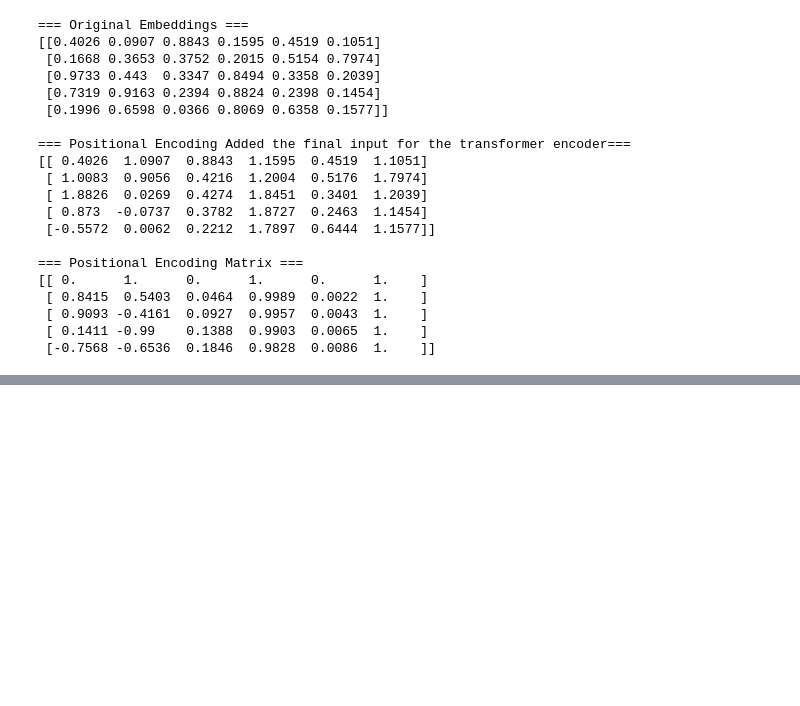
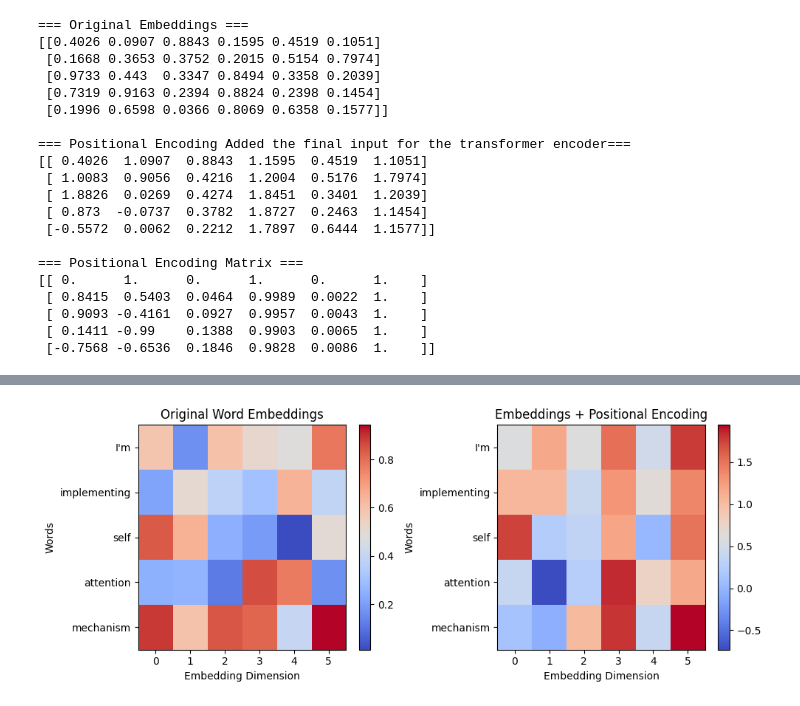
Before and after one commit to Vinay87950/DeepSeek-from-Scratch, a Jupyter notebook: self_attention.ipynb, the cells around one changed output, grey strips where cells are left out. Drawn from its saved outputs; the diff is of its cells as text; code cells hidden in the pictures; blank space fills up the shorter version.

```diff
--- a/self_attention.ipynb
+++ b/self_attention.ipynb
@@ -171,2 +171,27 @@ plt.show()
+# %%
+fig, (ax1, ax2) = plt.subplots(1, 2, figsize=(10, 4))
+
+# Original embeddings
+im1 = ax1.imshow(embedding_sentence, cmap='coolwarm', aspect='auto')
+ax1.set_title('Original Word Embeddings')
+ax1.set_ylabel('Words')
+ax1.set_xlabel('Embedding Dimension')
+ax1.set_yticks(range(len(words)))
+ax1.set_yticklabels(words)
+plt.colorbar(im1, ax=ax1)
+
+# With positional encoding
+im2 = ax2.imshow(sentence_with_pe, cmap='coolwarm', aspect='auto')
+ax2.set_title('Embeddings + Positional Encoding')
+ax2.set_ylabel('Words')
+ax2.set_xlabel('Embedding Dimension')
+ax2.set_yticks(range(len(words)))
+ax2.set_yticklabels(words)
+plt.colorbar(im2, ax=ax2)
+
+plt.tight_layout()
+plt.show()
+# %% [output]
+[figure, added]
 # %%
 # def Self_Attention()
```
Also changed, not shown: parts of 1 cell of this notebook.
